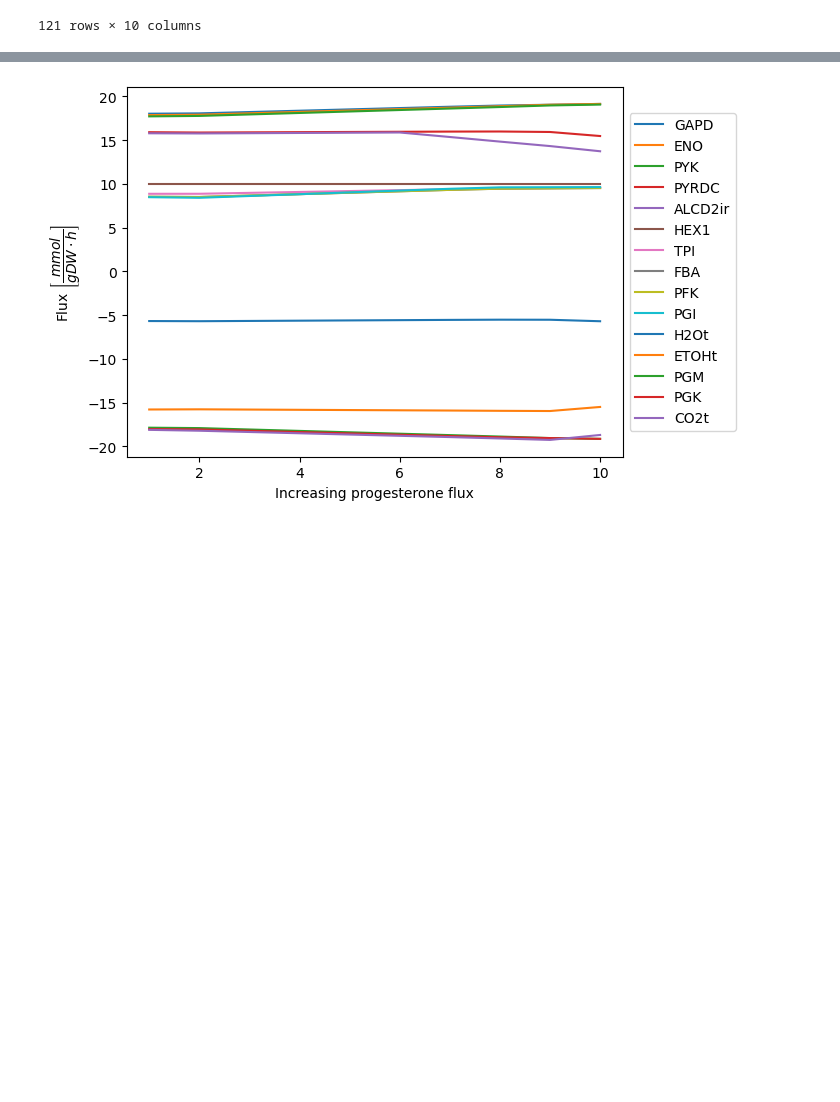
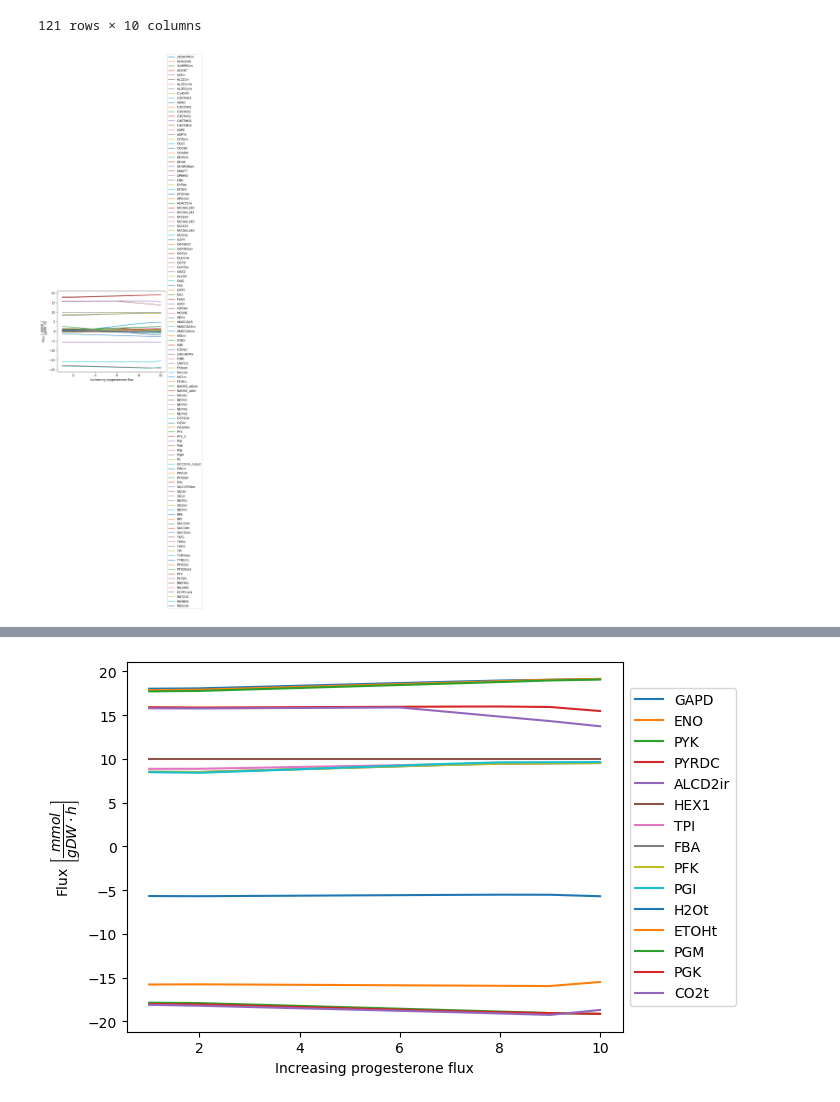
Before and after one commit to 27410/27410-group-assigment-group_3, a Jupyter notebook: 05_knockout_analysis.ipynb, the cells around one changed output, grey strips where cells are left out. Drawn from its saved outputs; the diff is of its cells as text; code cells hidden in the pictures; blank space fills up the shorter version.

```diff
--- a/05_knockout_analysis.ipynb
+++ b/05_knockout_analysis.ipynb
@@ -287,6 +315,14 @@ df
 | R04804 | 0.012857 | 0.025714 | 0.038571 | 0.051429 | 0.064286 | 0.077143 | 0.090000 | 0.102857 | 0.115714 | 0.128571 |
 | R02216 | 0.012857 | 0.025714 | 0.038571 | 0.051429 | 0.064286 | 0.077143 | 0.090000 | 0.102857 | 0.115714 | 0.128571 |
 121 rows × 10 columns
+# %%
+df.T.plot()
+plt.legend(loc='center left', bbox_to_anchor=(1, 0.5))
+plt.xlabel("Increasing progesterone flux");
+plt.ylabel(r"Flux $\left[\dfrac{mmol}{gDW\cdot h}\right]$");
+plt.show()
+# %% [output]
+[figure, added]
 # %%
 # Reactions where there is a significant flux change
 df = df.sort_values([1], ascending = False) # sorting the dataframe
```
Also changed, not shown: parts of 6 cells of this notebook.
